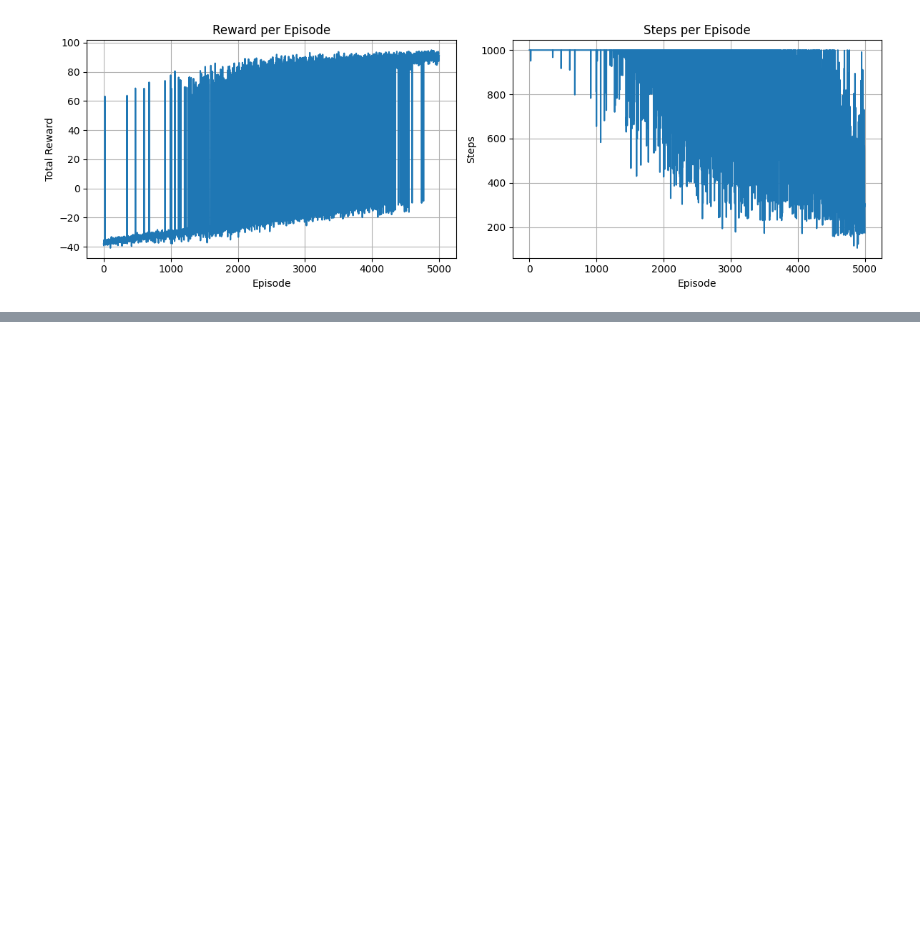
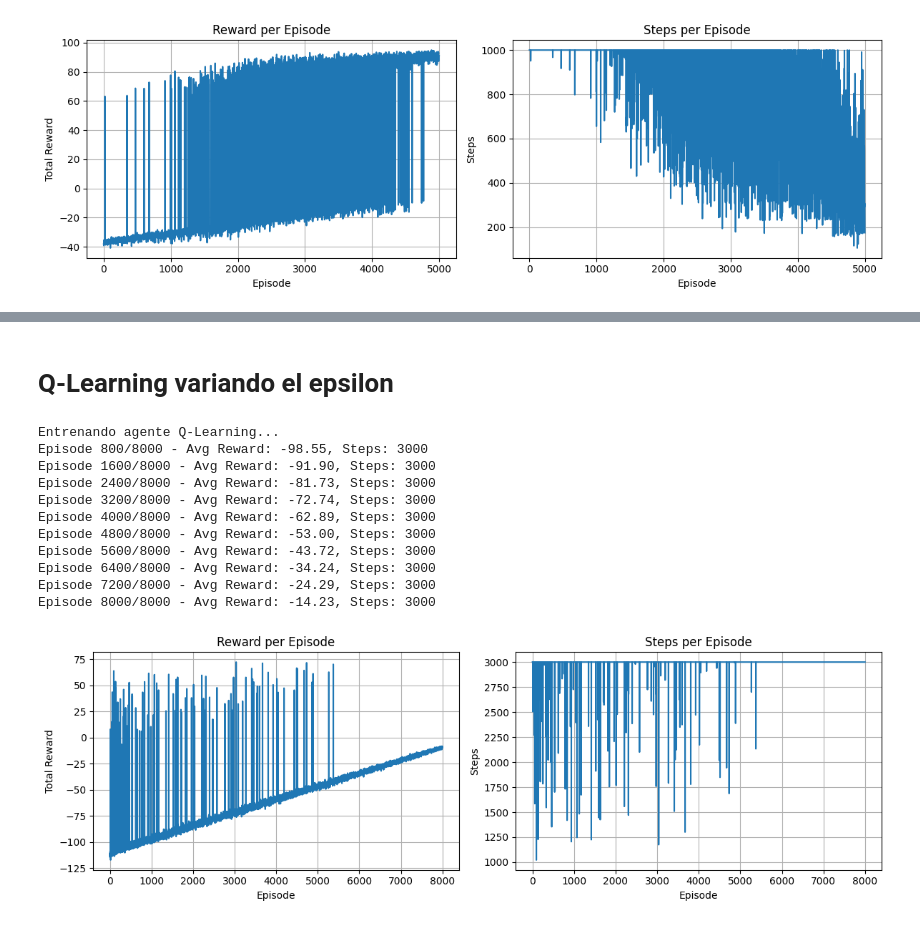
Before and after one commit to Martinabz/Obligatorio-IA-Abzaradel-Olaso-282958-281981-, a Jupyter notebook: Obligatorio Marzo 2026/MountainCarContinuous/continuous_mountain_car.ipynb, the cells around one changed output, grey strips where cells are left out. Saved outputs shown, nothing was run; the diff lists cells and outputs as text; code cells hidden in the pictures; blank space fills up the shorter version.

Commit message:
Prueba cambiando end epsilon

```diff
--- a/Obligatorio Marzo 2026/MountainCarContinuous/continuous_mountain_car.ipynb
+++ b/Obligatorio Marzo 2026/MountainCarContinuous/continuous_mountain_car.ipynb
@@ -300,0 +240,2 @@ Selected action (deterministic): 0.05263157894736836
+# %% [markdown]
+# Q-Learning variando el epsilon
@@ -300,0 +247,30 @@ Selected action (deterministic): 0.05263157894736836
+# %%
+# Entrenar el agente
+env = gym.make('MountainCarContinuous-v0', render_mode='rgb_array')
+print("Entrenando agente Q-Learning...")
+agent.train_agent(
+    env,
+    episodes=8000,
+    alpha=0.05,
+    gamma=0.99,
+    epsilon_start=0.99,
+    epsilon_end=0.075,
+    max_steps=3000
+)
+env.close()
+
+# Visualizar progreso de entrenamiento
+agent.plot_training_history()
+# %% [output]
+Entrenando agente Q-Learning...
+Episode 800/8000 - Avg Reward: -98.55, Steps: 3000
+Episode 1600/8000 - Avg Reward: -91.90, Steps: 3000
+Episode 2400/8000 - Avg Reward: -81.73, Steps: 3000
+Episode 3200/8000 - Avg Reward: -72.74, Steps: 3000
+Episode 4000/8000 - Avg Reward: -62.89, Steps: 3000
+Episode 4800/8000 - Avg Reward: -53.00, Steps: 3000
+Episode 5600/8000 - Avg Reward: -43.72, Steps: 3000
+Episode 6400/8000 - Avg Reward: -34.24, Steps: 3000
+Episode 7200/8000 - Avg Reward: -24.29, Steps: 3000
+Episode 8000/8000 - Avg Reward: -14.23, Steps: 3000
+[figure, added]
```
Also changed, not shown: parts of 20 cells of this notebook.
